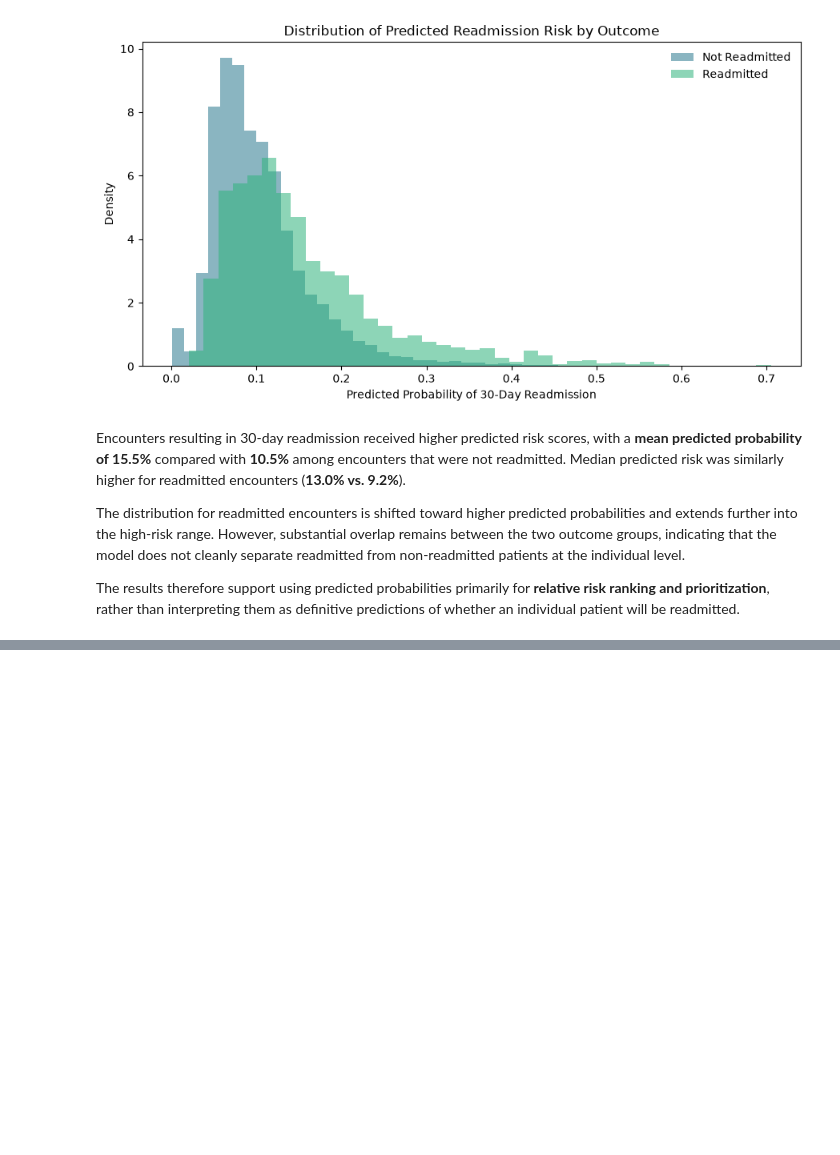
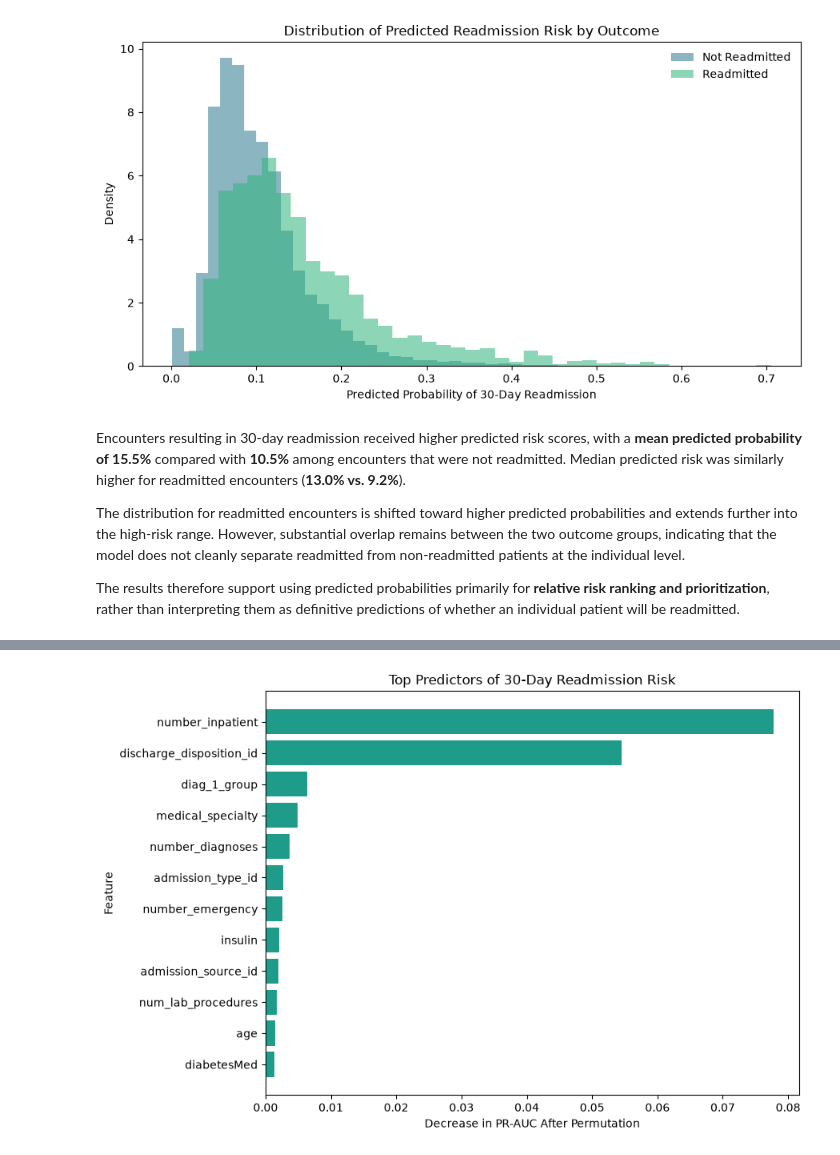
Before and after one commit to byegond-beep/hospital-readmission-resource-allocation-analytics, a Jupyter notebook: notebooks/06_model _evaluation.ipynb, the cells around one changed output, grey strips where cells are left out. Drawn from its saved outputs; the diff is of its cells as text; code cells hidden in the pictures; blank space fills up the shorter version.

Commit message:
risk prediction analysis

```diff
--- a/notebooks/06_model _evaluation.ipynb
+++ b/notebooks/06_model _evaluation.ipynb
@@ -580,0 +589,23 @@ The results therefore support using predicted probabilities primarily for **rela
+# %%
+interpretation_cv = StratifiedGroupKFold(
+    n_splits=5,
+    shuffle=True,
+    random_state=42
+)
+
+fit_idx, val_idx = next(
+    interpretation_cv.split(
+        X_train,
+        y_train,
+        groups=groups_train
+    )
+)
+
+X_fit = X_train.iloc[fit_idx]
+y_fit = y_train.iloc[fit_idx]
+
+X_val = X_train.iloc[val_idx]
+y_val = y_train.iloc[val_idx]
+
+print("Interpretation training set:", X_fit.shape)
+print("Interpretation validation set:", X_val.shape)
@@ -580,0 +670,23 @@ The results therefore support using predicted probabilities primarily for **rela
+# %%
+top_features = (
+    importance_df
+    .head(12)
+    .sort_values("Importance")
+)
+
+plt.figure(figsize=(9, 6))
+
+plt.barh(
+    top_features["Feature"],
+    top_features["Importance"],
+    color=plt.cm.viridis(0.55)
+)
+
+plt.xlabel("Decrease in PR-AUC After Permutation")
+plt.ylabel("Feature")
+plt.title("Top Predictors of 30-Day Readmission Risk")
+
+plt.tight_layout()
+plt.show()
+# %% [output]
+[figure, added]
```
Also changed, not shown: parts of 25 cells of this notebook, 1 other file.
